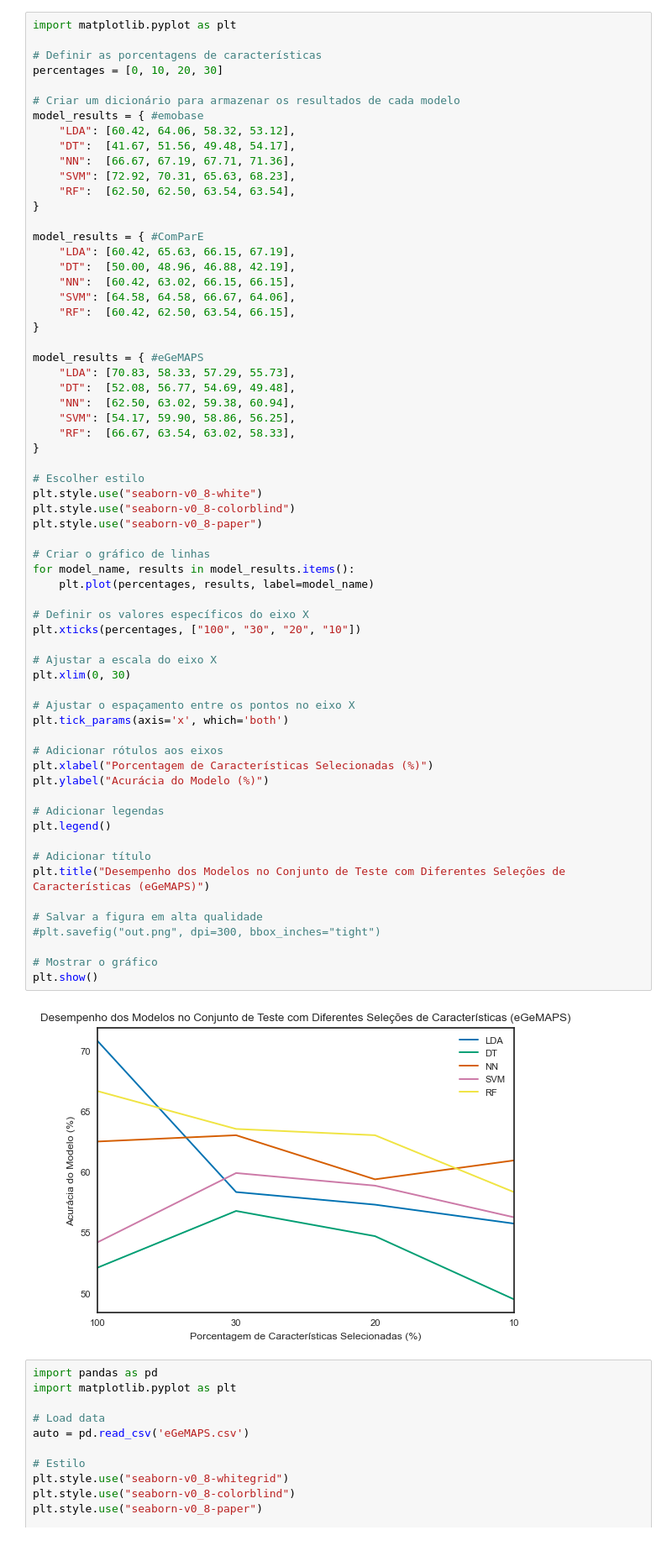
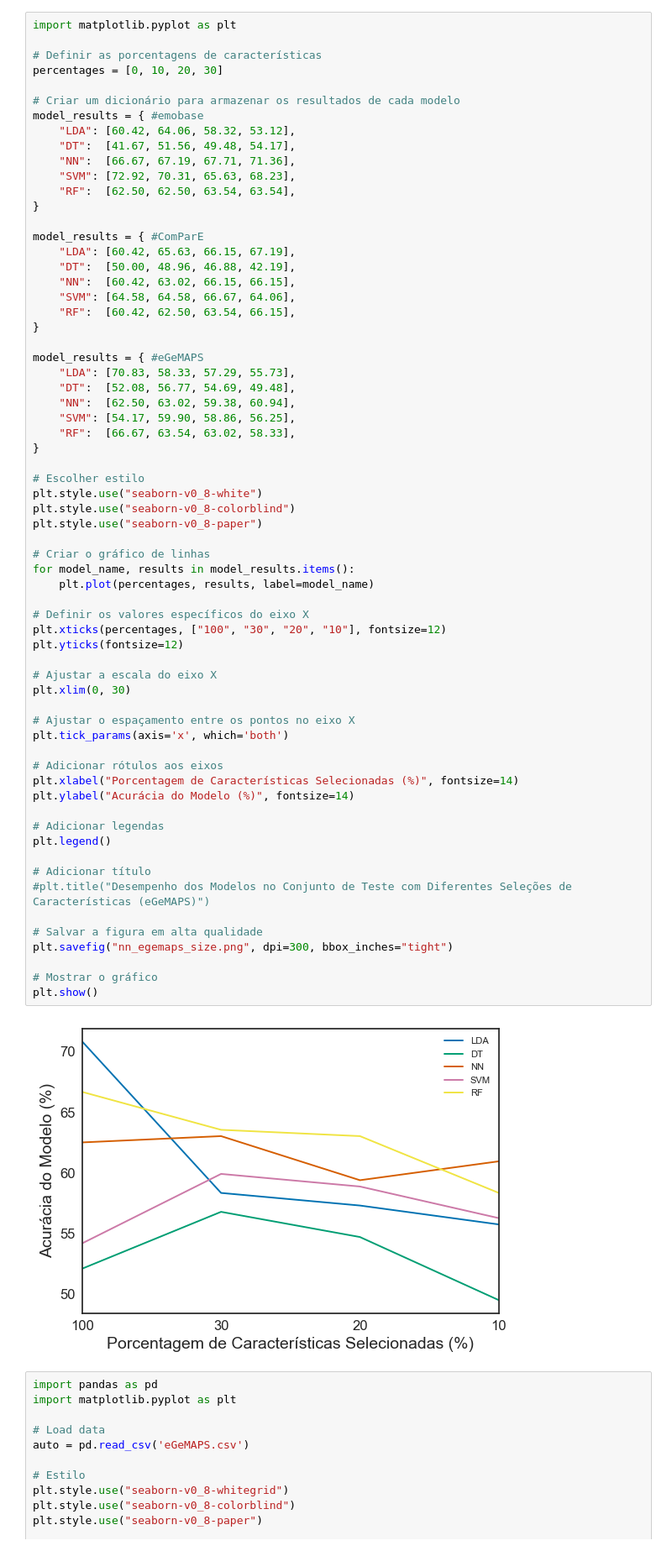
Before and after one commit to WoolierBrooks/AlzheimerDetect-Speech, a Jupyter notebook: scripts/adress_2020/01_Graphs.ipynb, the cells around one changed output. Shown at 84% size. Cells and saved outputs as stored; diff of their text form.

```diff
--- a/scripts/adress_2020/01_Graphs.ipynb
+++ b/scripts/adress_2020/01_Graphs.ipynb
@@ -31,39 +31,40 @@ model_results = { #eGeMAPS
 
 # Escolher estilo
 plt.style.use("seaborn-v0_8-white")
 plt.style.use("seaborn-v0_8-colorblind")
 plt.style.use("seaborn-v0_8-paper")
 
 # Criar o gráfico de linhas
 for model_name, results in model_results.items():
     plt.plot(percentages, results, label=model_name)
 
 # Definir os valores específicos do eixo X
-plt.xticks(percentages, ["100", "30", "20", "10"])
+plt.xticks(percentages, ["100", "30", "20", "10"], fontsize=12)
+plt.yticks(fontsize=12)
 
 # Ajustar a escala do eixo X
 plt.xlim(0, 30)
 
 # Ajustar o espaçamento entre os pontos no eixo X
 plt.tick_params(axis='x', which='both')
 
 # Adicionar rótulos aos eixos
-plt.xlabel("Porcentagem de Características Selecionadas (%)")
-plt.ylabel("Acurácia do Modelo (%)")
+plt.xlabel("Porcentagem de Características Selecionadas (%)", fontsize=14)
+plt.ylabel("Acurácia do Modelo (%)", fontsize=14)
 
 # Adicionar legendas
 plt.legend()
 
 # Adicionar título
-plt.title("Desempenho dos Modelos no Conjunto de Teste com Diferentes Seleções de Características (eGeMAPS)")
+#plt.title("Desempenho dos Modelos no Conjunto de Teste com Diferentes Seleções de Características (eGeMAPS)")
 
 # Salvar a figura em alta qualidade
-#plt.savefig("out.png", dpi=300, bbox_inches="tight")
+plt.savefig("nn_egemaps_size.png", dpi=300, bbox_inches="tight")
 
 # Mostrar o gráfico
 plt.show()
 # %% [output]
-[figure, old version]
+[figure, new version]
 # %%
 import pandas as pd
 import matplotlib.pyplot as plt
```
Also changed, not shown: 11 other files.
